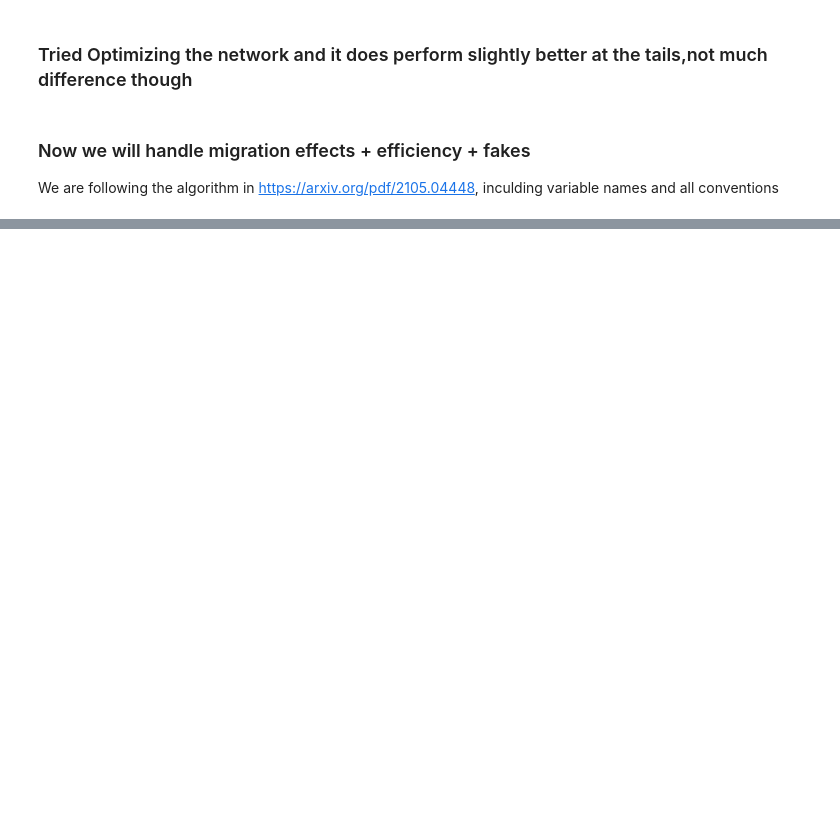
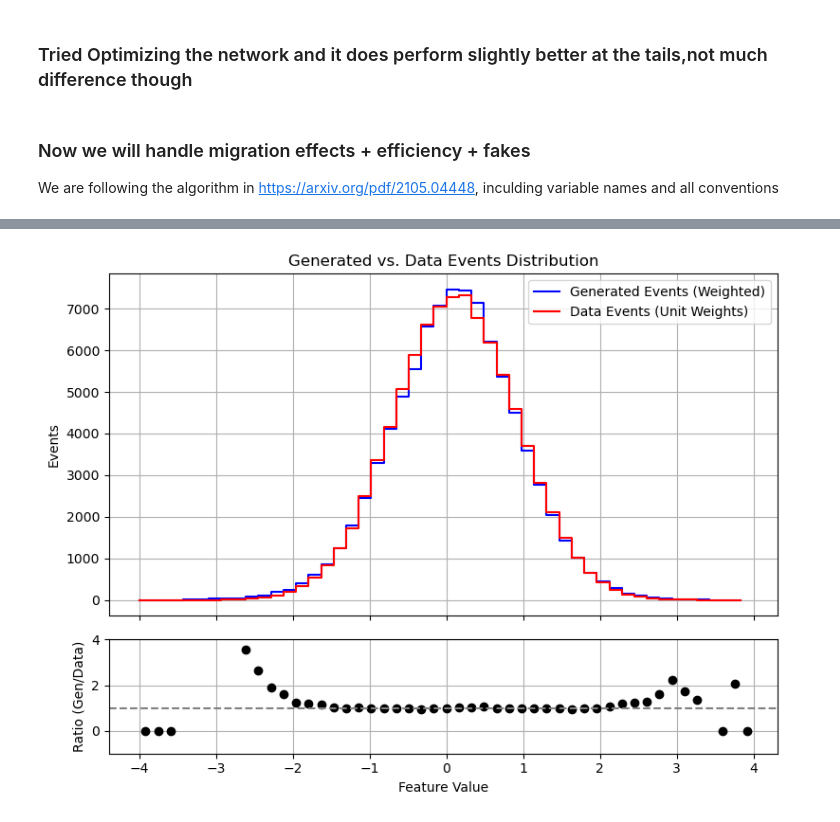
Before and after one commit to yashmehra028/OmniFold, a Jupyter notebook: MyExample.ipynb, the cells around one changed output, grey strips where cells are left out. Cells and saved outputs as stored; diff of their text form; code cells hidden in the pictures; blank space fills up the shorter version.

```diff
--- a/MyExample.ipynb
+++ b/MyExample.ipynb
@@ -339 +498,47 @@ def build_model():
+# %%
+final_xG = X_G_sim_eff[X_G_sim_eff != dummyval]
+final_w_synth = w_synth[X_G_sim_eff != dummyval]
+
+final_xT = X_T_data_eff[X_T_data_eff != dummyval]
+
+# Define binning
+bins = np.linspace(-4, 4, 50)
+
+# Compute histograms (weighted for generated events, unit weights for data events)
+hist_final_xG, bin_edges = np.histogram(final_xG, bins=bins, weights=final_w_synth)
+hist_final_xT, _ = np.histogram(final_xT, bins=bins)
+
+# Compute bin centers for plotting
+bin_centers = (bin_edges[:-1] + bin_edges[1:]) / 2
+
+# Compute ratio (handling division by zero)
+ratio = np.divide(hist_final_xG, hist_final_xT, out=np.zeros_like(hist_final_xG, dtype=float), where=hist_final_xT > 0)
+
+# Create figure with two subplots (histogram + ratio plot)
+fig, ax = plt.subplots(2, 1, gridspec_kw={'height_ratios': [3, 1]}, sharex=True, figsize=(8, 6))
+
+# Plot step histograms
+ax[0].step(bin_edges[:-1], hist_final_xG, where="mid", label="Generated Events (Weighted)", color="blue", linewidth=1.5)
+ax[0].step(bin_edges[:-1], hist_final_xT, where="mid", label="Data Events (Unit Weights)", color="red", linewidth=1.5)
+
+ax[0].legend()
+ax[0].set_ylabel("Events")
+ax[0].set_title("Generated vs. Data Events Distribution")
+ax[0].grid(True)
+
+# Plot ratio in lower subplot
+ax[1].plot(bin_centers, ratio, marker='o', linestyle='none', color='black', label="Ratio (Gen/Data)")
+
+# Ratio plot settings
+ax[1].axhline(1, linestyle='dashed', color='gray')  # Reference line at y=1
+ax[1].set_ylabel("Ratio (Gen/Data)")
+ax[1].set_xlabel("Feature Value")
+ax[1].set_ylim(-1, 4)  # Adjust y-limit for better visibility
+ax[1].grid(True)
+
+# Show the plot
+plt.tight_layout()
+plt.show()
+# %% [output]
+[figure, added]
 # %%
```
Also changed, not shown: parts of 9 cells of this notebook.
